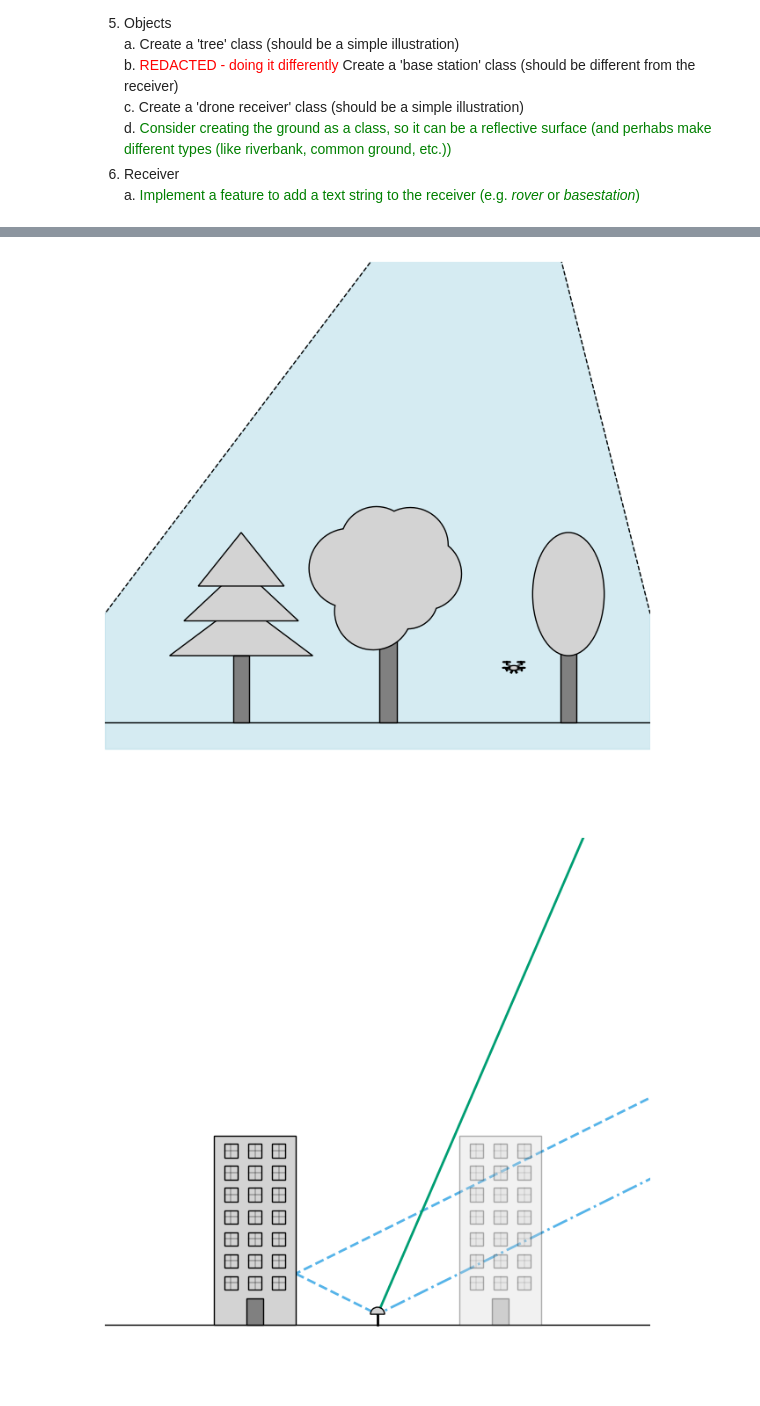
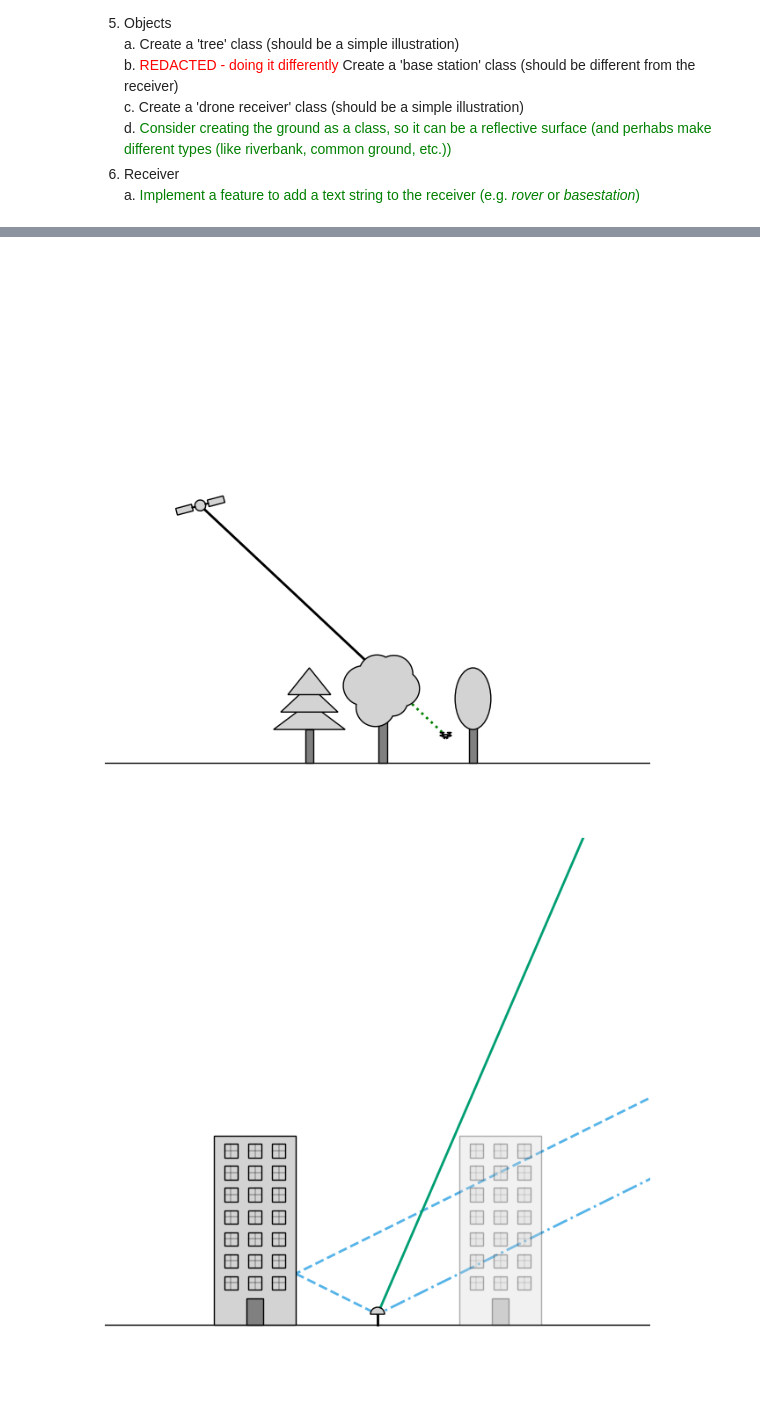
Before and after one commit to R0hero/gsi, a Jupyter notebook: example_scripts.ipynb, the cells around one changed output, grey strips where cells are left out. Cells and saved outputs as stored; diff of their text form; code cells hidden in the pictures.

Commit message:
feat: add example illustration with attenuated signal through deciduous tree

```diff
--- a/example_scripts.ipynb
+++ b/example_scripts.ipynb
@@ -35,37 +32,37 @@ from gsi import Receiver, Satellite, Blob, Ground, Building, Drone, Tree
 # %%
 ground = Ground(height=5)
 
 deciduous_tree = Tree(position=(2, ground.height), height=40, treetype='Deciduous')
 conifer_tree = Tree(position=(-25, ground.height), height=35, treetype='Conifer')
 poplar_tree = Tree(position=(35, ground.height), height=35, treetype='Poplar')
 
-satellite = Satellite(position=(25,125), rotation=15)
+satellite = Satellite(position=(-65,100), rotation=15)
 
 drone = Drone(position=(25,15))
 
-fixed_x_limits = (-50, 50)
+fixed_x_limits = (-100, 100)
 
 fig, ax = plt.subplots(figsize=(8,8))
 
 ground.plot(ax)
 satellite.plot(ax, scale=2)
-
-satellite.draw_footprint(ax, ground, x_limits=fixed_x_limits)
 
 drone.plot(ax)
 
 deciduous_tree.plot(ax)
 conifer_tree.plot(ax)
 poplar_tree.plot(ax)
 
+satellite.draw_signal(ax, drone, deciduous_tree, linewidth=2, attenuated_linestyle=':', attenuated_color='green')
+
 # static settings
 ax.set_xlim(fixed_x_limits)
 ax.set_ylim([-10, fixed_x_limits[1]-fixed_x_limits[0]-10])
 
 ax.axis('off')
 plt.tick_params(left = False, right = False, labelleft = False, labelbottom = False, bottom = False)
 # %% [output]
-[figure, old version]
+[figure, new version]
 # %%
 ground = Ground()
 
```
Also changed, not shown: parts of 1 cell of this notebook.
